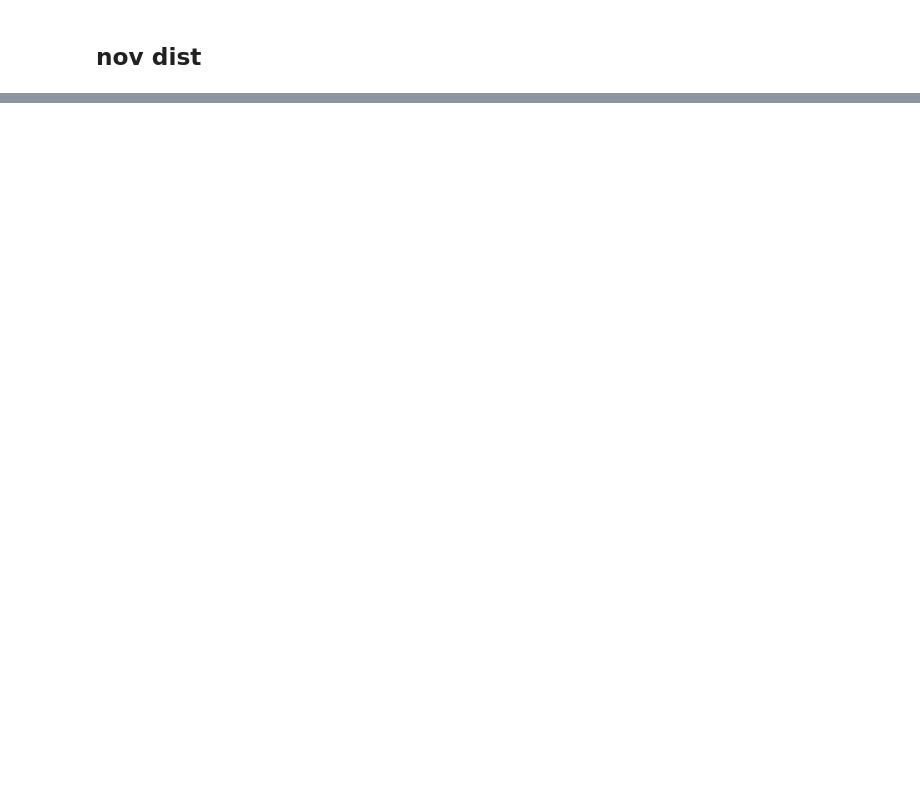
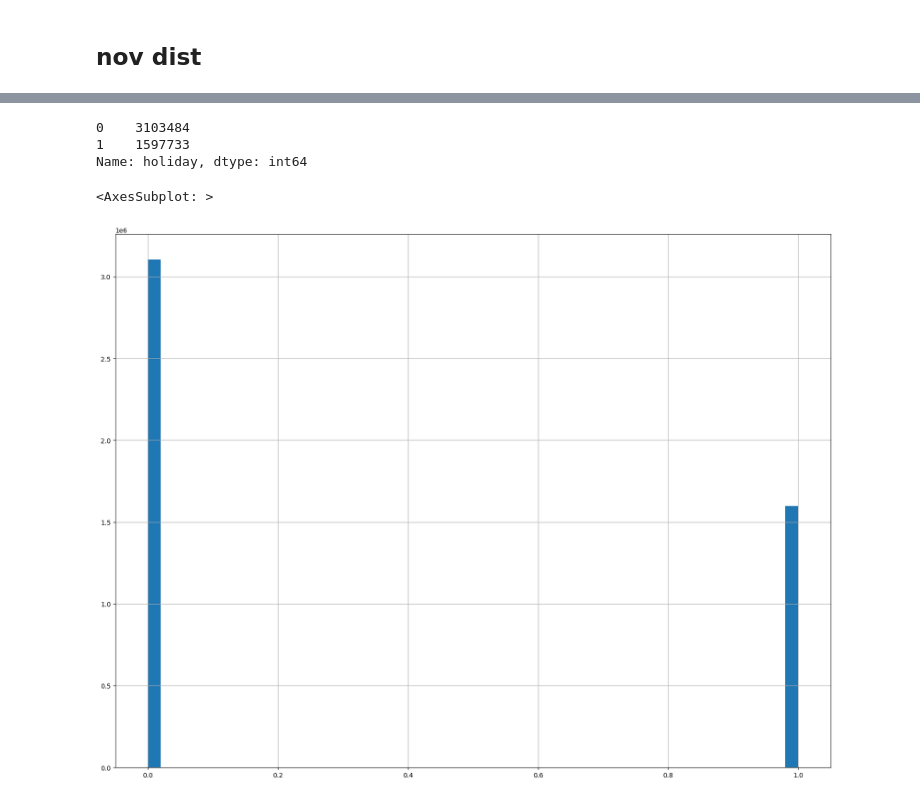
Before and after one commit to noodle-s/Jeju-road-traffic-prediction, a Jupyter notebook: EDA/EDA_oym.ipynb, the cells around one changed output, grey strips where cells are left out. Cells and saved outputs as stored; diff of their text form; code cells hidden in the pictures; blank space fills up the shorter version.

Commit message:
[update] holiday 여부 추가

```diff
--- a/EDA/EDA_oym.ipynb
+++ b/EDA/EDA_oym.ipynb
@@ -151,0 +156,4 @@ plt.show()
+# %%
+krx = ecals.get_calendar("XKRX")
+df = pd.DataFrame(krx.schedule.loc["2021-01-01":"2022-12-31"])
+df
@@ -151,0 +174,8 @@ plt.show()
+# %%
+open_date = pd.to_datetime(df['open'])
+open_date = open_date.dt.strftime('%Y%m%d')
+open_date = open_date.astype(int)
+open_date = list(open_date)
+# %%
+data['holiday'] = data['base_date'].isin(open_date)
+data['holiday']
@@ -151,0 +195,13 @@ plt.show()
+# %%
+holiday_exist = {True : 0, False : 1}
+data['holiday'] = data['holiday'].map(holiday_exist)
+data['holiday'].value_counts()
+# %% [output]
+0    3103484
+1    1597733
+Name: holiday, dtype: int64
+# %%
+data['holiday'].hist(bins=50, figsize=(20, 15))
+# %% [output]
+<AxesSubplot: >
+[figure, added]
```
Also changed, not shown: parts of 17 cells of this notebook.
